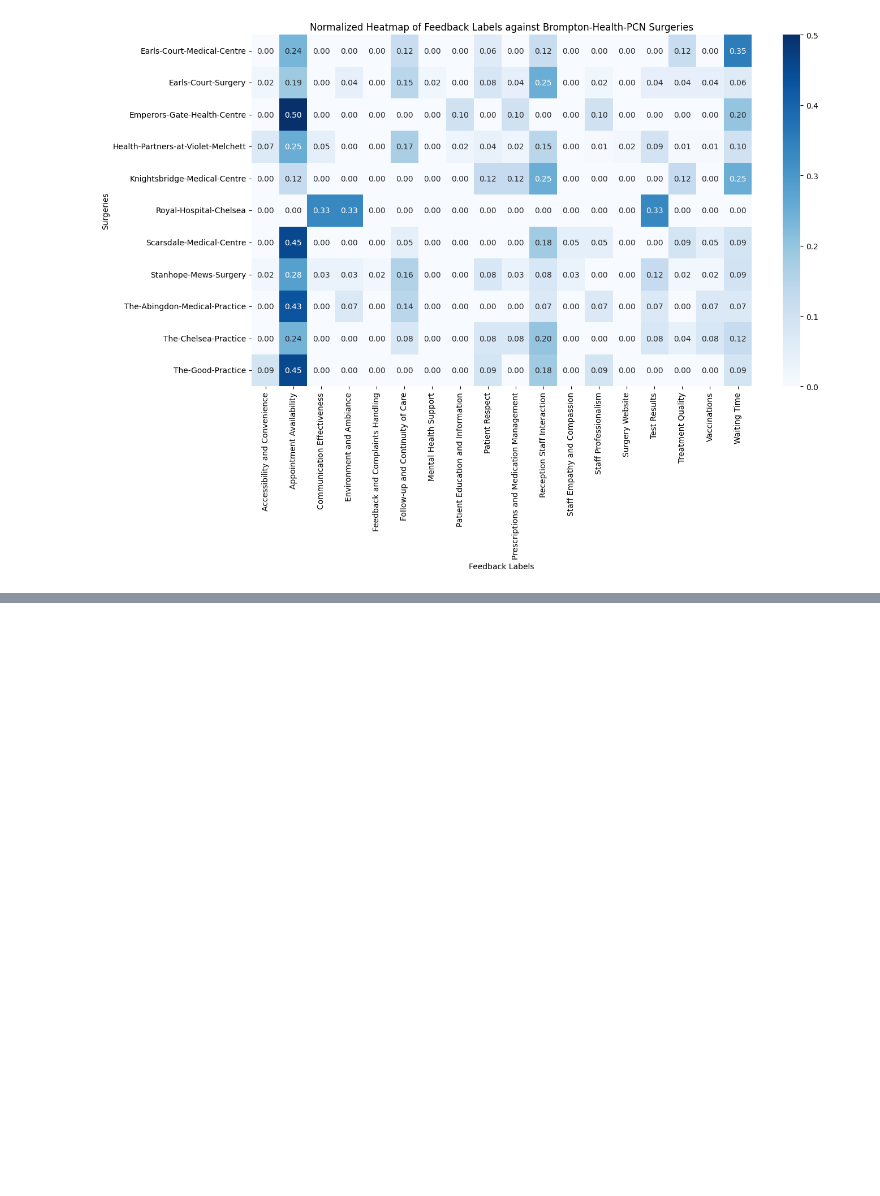
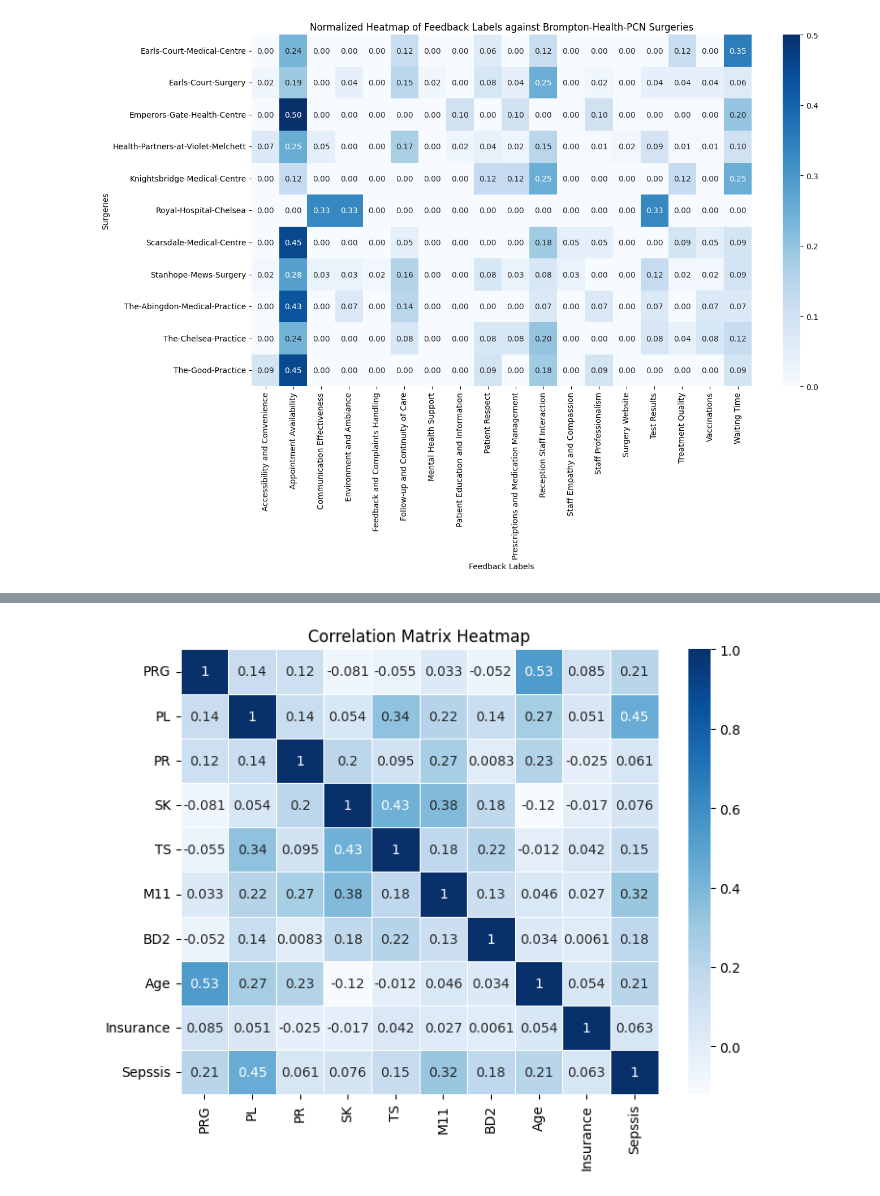
Before and after one commit to janduplessis883/ai-medreview, a Jupyter notebook: notebooks/Untitled.ipynb, the cells around one changed output, grey strips where cells are left out. Saved outputs shown, nothing was run; the diff lists cells and outputs as text; code cells hidden in the pictures; blank space fills up the shorter version.

```diff
--- a/notebooks/Untitled.ipynb
+++ b/notebooks/Untitled.ipynb
@@ -96,0 +142,14 @@ plt.show()
+# %%
+data = pd.read_csv('/Volumes/JanBackupDrive/janduplessis883/jan-datasets/sepsis_train.csv')
+
+data.head()
+# %%
+from sklearn.preprocessing import LabelEncoder
+
+le = LabelEncoder()
+
+data['Sepssis'] = le.fit_transform(data['Sepssis'])
+
+data.head()
+# %%
+data.drop(columns=['ID'], inplace=True)
@@ -96,0 +184,15 @@ plt.show()
+# %%
+import pandas as pd
+import seaborn as sns
+import matplotlib.pyplot as plt
+
+# Calculate the correlation matrix
+corr_matrix = data.corr()
+
+# Create a heatmap using Seaborn
+plt.figure(figsize=(8, 6))
+sns.heatmap(corr_matrix, annot=True, cmap='Blues', linewidths=.5)
+plt.title('Correlation Matrix Heatmap')
+plt.show()
+# %% [output]
+[figure, added]
```
Also changed, not shown: parts of 9 cells of this notebook, 2 other files.
